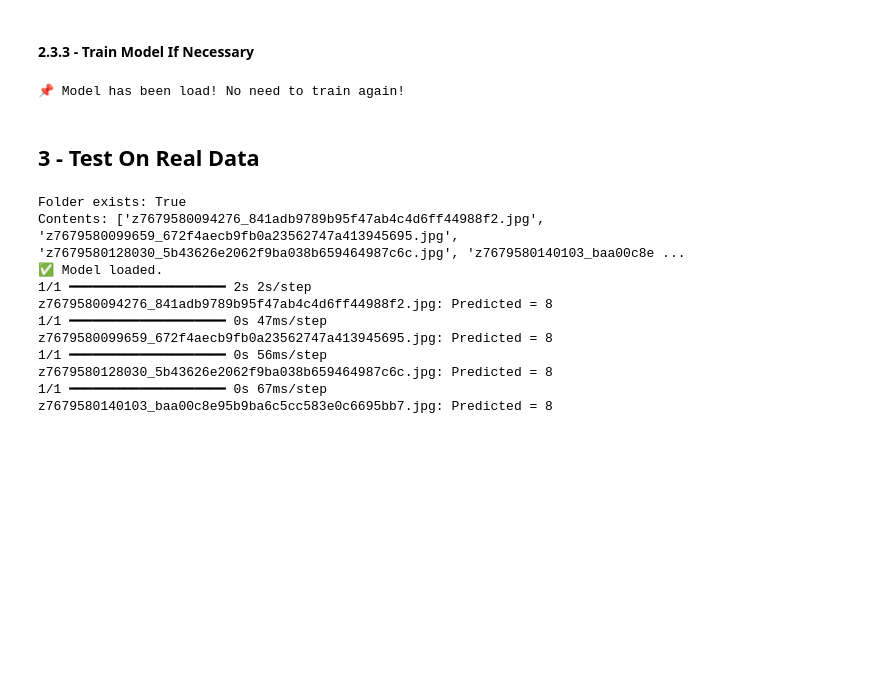
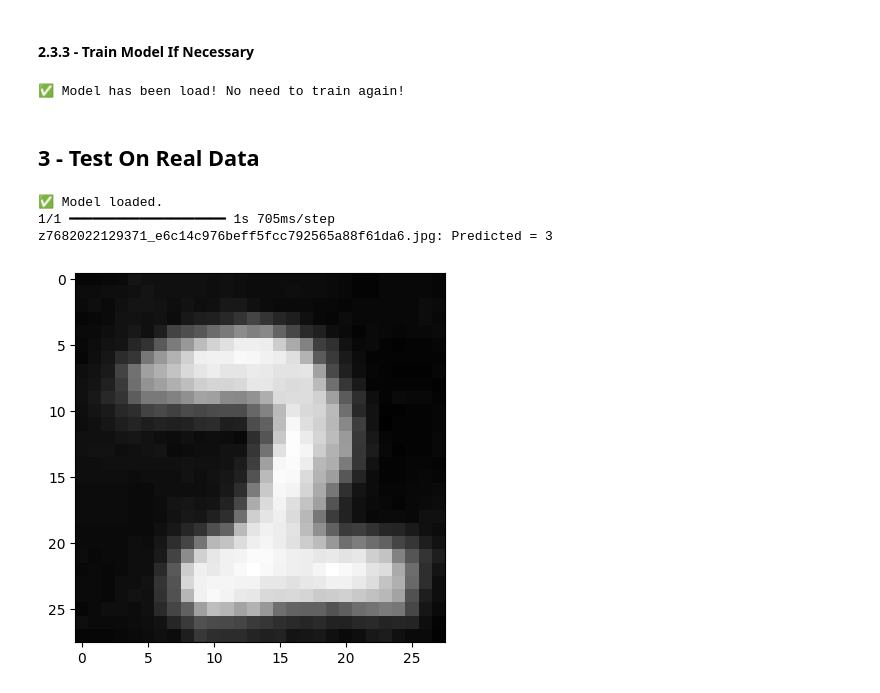
Before and after one commit to anhnt02hpx/Classical-Model, a Jupyter notebook: LeNet-5/LeNet-5_Model.ipynb, the cells around one changed output. Drawn from its saved outputs; the diff is of its cells as text; code cells hidden in the pictures; blank space fills up the shorter version.

```diff
--- a/LeNet-5/LeNet-5_Model.ipynb
+++ b/LeNet-5/LeNet-5_Model.ipynb
@@ -323,12 +322,13 @@ def fit_lenet5(model, X_train, Y_train, X_test, Y_test, best_model_path=best_mod
     return history
 # %%
 if not model_loaded:
+    print("💥 Training Model...")
     LeNet5_model = compile_model(LeNet5_model)
     history = fit_lenet5(LeNet5_model, X_train, Y_train, X_test, Y_test)
 else:
-    print("📌 Model has been load! No need to train again!")
+    print("✅ Model has been load! No need to train again!")
 # %% [output]
-📌 Model has been load! No need to train again!
+✅ Model has been load! No need to train again!
 # %% [markdown]
 ## 3 - Test On Real Data
 # %%
@@ -337,43 +336,35 @@ import numpy as np
 # %%
-# Folder chứa ảnh
+# Folder contains Image
 folder_path = r"/mnt/c/Users/PC/Desktop/test_image"
-print("Folder exists:", os.path.exists(folder_path))
-print("Contents:", os.listdir(folder_path) if os.path.exists(folder_path) else "Folder not found")
 
 # Load model
-model_path = best_model_path  # hoặc final_model_path
+model_path = best_model_path  # or "final_model_path"
 LeNet5_model = tf.keras.models.load_model(model_path)
 print("✅ Model loaded.")
 
-# Duyệt từng ảnh
+# Retrieve for each image
 for filename in os.listdir(folder_path):
     if filename.lower().endswith(('.png', '.jpg', '.jpeg', '.bmp')):
         img_path = os.path.join(folder_path, filename)
 
-        # 1️. Mở ảnh, resize về 28x28, convert grayscale
+        # 1️. Open image, resize into 28x28, convert grayscale
         img = Image.open(img_path).resize((28,28)).convert('L')
 
-        # 2️. Chuyển thành numpy array, scale 0-1
-        img_array = np.array(img).astype('float32') / 255.0
+        # 2️. Convert into numpy array, scale 0-1
+        img_array = 1 - np.array(img).astype('float32') / 255.0
+        plt.imshow(img_array, cmap='gray')
 
-        # 3️. Thêm channel và batch dimension
+        # 3️. Add "channels" and "batch_size" dimension
         img_array = np.expand_dims(img_array, axis=-1)  # (28,28,1)
         img_array = np.expand_dims(img_array, axis=0)   # (1,28,28,1)
 
         # 4️. Predict
         pred = LeNet5_model.predict(img_array)
         pred_class = np.argmax(pred, axis=1)[0]
 
         print(f"{filename}: Predicted = {pred_class}")
 # %% [output]
-Folder exists: True
-Contents: ['z7679580094276_841adb9789b95f47ab4c4d6ff44988f2.jpg', 'z7679580099659_672f4aecb9fb0a23562747a413945695.jpg', 'z7679580128030_5b43626e2062f9ba038b659464987c6c.jpg', 'z7679580140103_baa00c8e ...
 ✅ Model loaded.
-1/1 ━━━━━━━━━━━━━━━━━━━━ 2s 2s/step
-z7679580094276_841adb9789b95f47ab4c4d6ff44988f2.jpg: Predicted = 8
-1/1 ━━━━━━━━━━━━━━━━━━━━ 0s 47ms/step
-z7679580099659_672f4aecb9fb0a23562747a413945695.jpg: Predicted = 8
-1/1 ━━━━━━━━━━━━━━━━━━━━ 0s 56ms/step
-z7679580128030_5b43626e2062f9ba038b659464987c6c.jpg: Predicted = 8
-1/1 ━━━━━━━━━━━━━━━━━━━━ 0s 67ms/step
-z7679580140103_baa00c8e95b9ba6c5cc583e0c6695bb7.jpg: Predicted = 8
+1/1 ━━━━━━━━━━━━━━━━━━━━ 1s 705ms/step
+z7682022129371_e6c14c976beff5fcc792565a88f61da6.jpg: Predicted = 3
+[figure, added]
```
Also changed, not shown: parts of 4 cells of this notebook, 2 other files.
